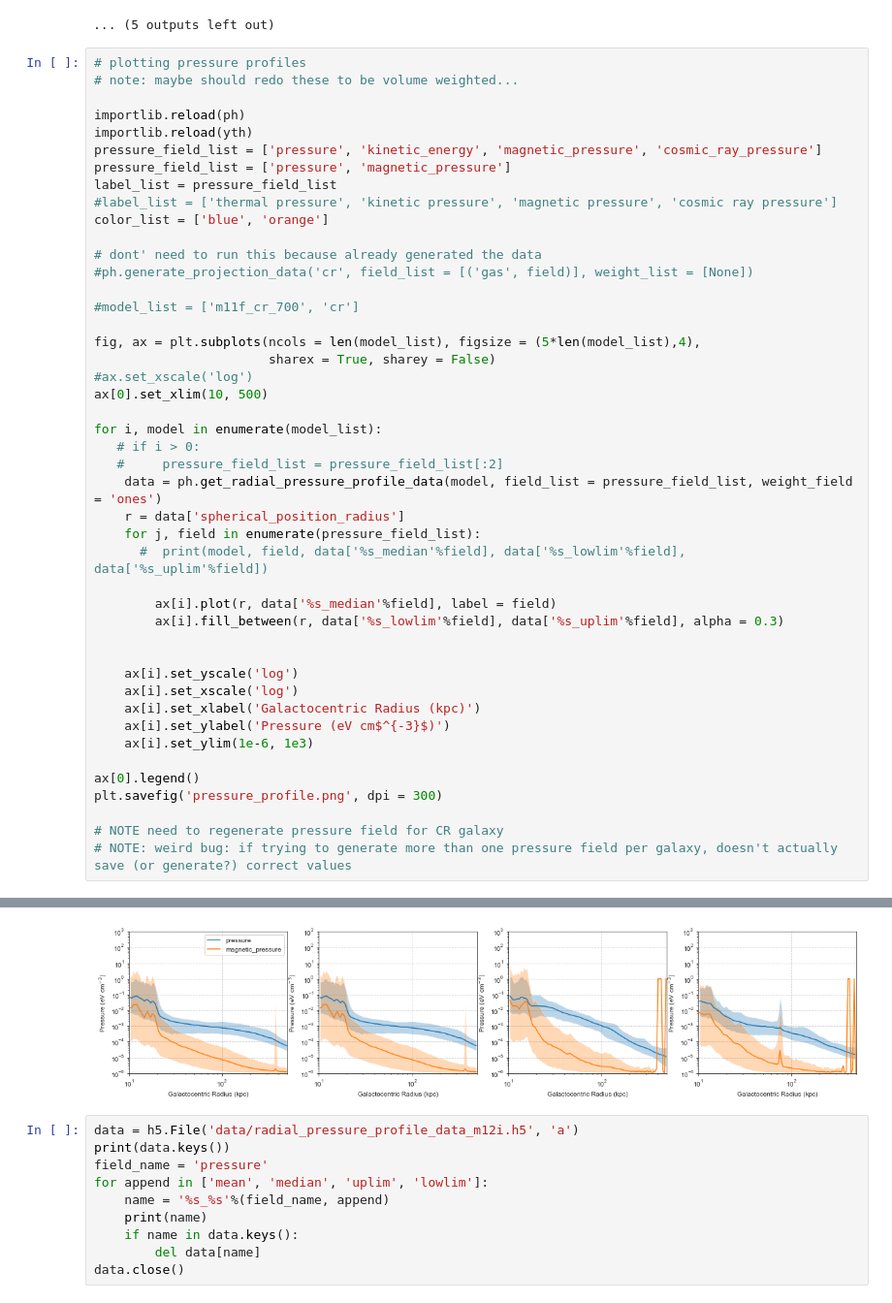
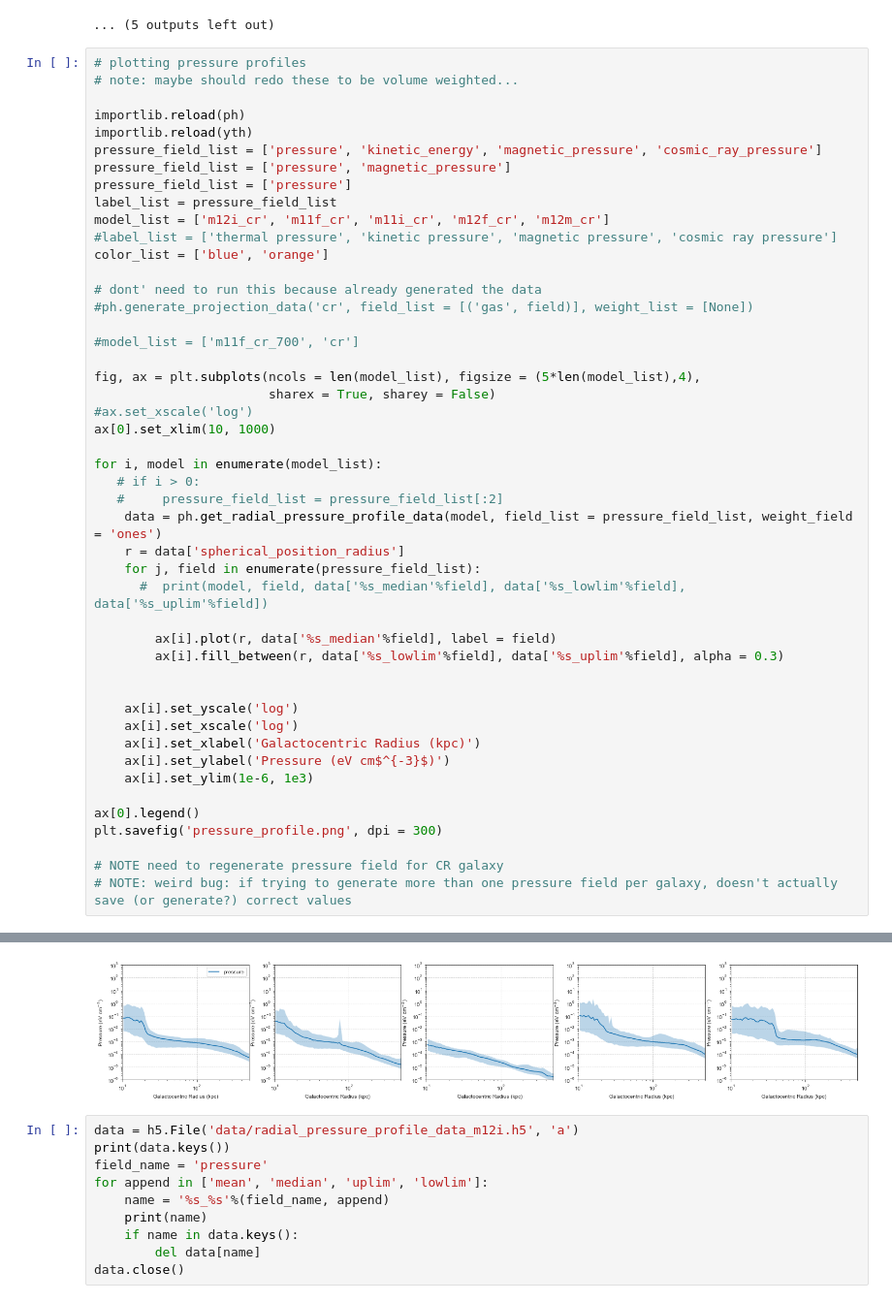
Before and after one commit to ibutsky/cr_diff_cgm, a Jupyter notebook: paper_plots.ipynb, the cells around one changed output, grey strips where cells are left out. Shown at 97% size. Drawn from its saved outputs; the diff is of its cells as text.

Commit message:
automating saving plot data

```diff
--- a/paper_plots.ipynb
+++ b/paper_plots.ipynb
@@ -116,7 +116,9 @@ importlib.reload(ph)
 importlib.reload(yth)
 pressure_field_list = ['pressure', 'kinetic_energy', 'magnetic_pressure', 'cosmic_ray_pressure']
 pressure_field_list = ['pressure', 'magnetic_pressure']
+pressure_field_list = ['pressure']
 label_list = pressure_field_list
+model_list = ['m12i_cr', 'm11f_cr', 'm11i_cr', 'm12f_cr', 'm12m_cr']
 #label_list = ['thermal pressure', 'kinetic pressure', 'magnetic pressure', 'cosmic ray pressure']
 color_list = ['blue', 'orange']
 
@@ -128,7 +130,7 @@ color_list = ['blue', 'orange']
 fig, ax = plt.subplots(ncols = len(model_list), figsize = (5*len(model_list),4),
                        sharex = True, sharey = False)
 #ax.set_xscale('log')
-ax[0].set_xlim(10, 500)
+ax[0].set_xlim(10, 1000)
 
 for i, model in enumerate(model_list):
    # if i > 0:
@@ -174,4 +176,4 @@ yt : [INFO     ] 2022-06-22 18:31:52,896 max value is 6.15532e-21 at 16150.27714
-[figure, old version]
+[figure, new version]
 # %%
 data = h5.File('data/radial_pressure_profile_data_m12i.h5', 'a')
 print(data.keys())
```
Also changed, not shown: parts of 6 cells of this notebook, 2 other files.
